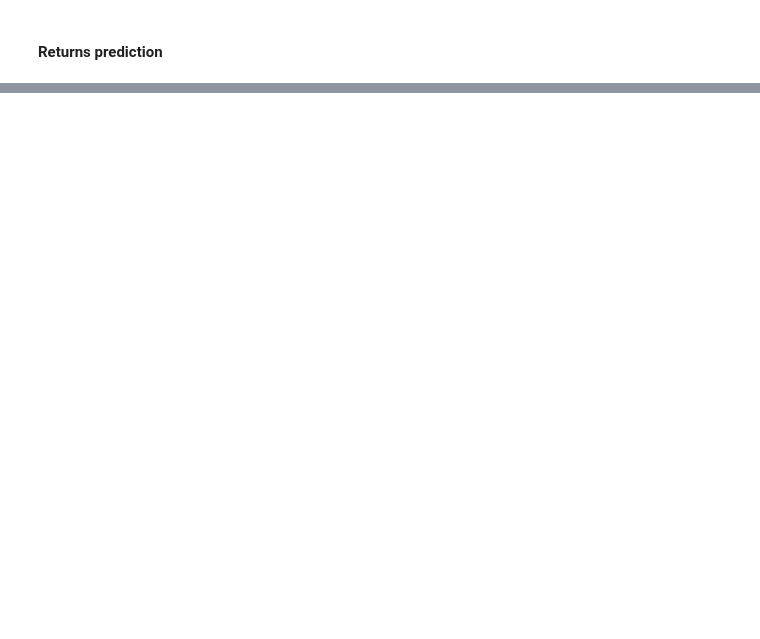
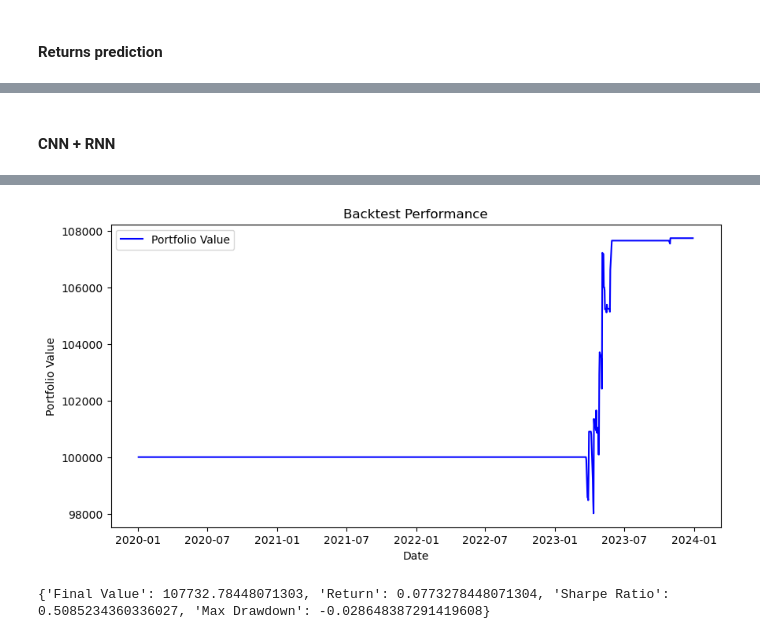
Before and after one commit to gpelleri/AMP_Algorithmic_Trading, a Jupyter notebook: notebooks/Strategy 3 - ML 3.ipynb, the cells around one changed output, grey strips where cells are left out. Drawn from its saved outputs; the diff is of its cells as text; code cells hidden in the pictures; blank space fills up the shorter version.

```diff
--- a/notebooks/Strategy 3 - ML 3.ipynb
+++ b/notebooks/Strategy 3 - ML 3.ipynb
@@ -248,0 +250,8 @@ Std predicted return: 0.001617
+# %% [markdown]
+#### CNN + RNN
+# %%
+CNNRNN_strategy = CNNRNNStrategy(n_steps_ahead=1, target_type='price')
+backtest_CNNRNN = Backtest(data, CNNRNN_strategy)
+results_CNNRNN = backtest_CNNRNN.run()
+print(results_CNNRNN)
+# %% [output]
@@ -248,0 +259,2 @@ Std predicted return: 0.001617
+[figure, added]
+{'Final Value': 107732.78448071303, 'Return': 0.0773278448071304, 'Sharpe Ratio': 0.5085234360336027, 'Max Drawdown': -0.028648387291419608}
```
Also changed, not shown: parts of 9 cells of this notebook, 2 other files.
